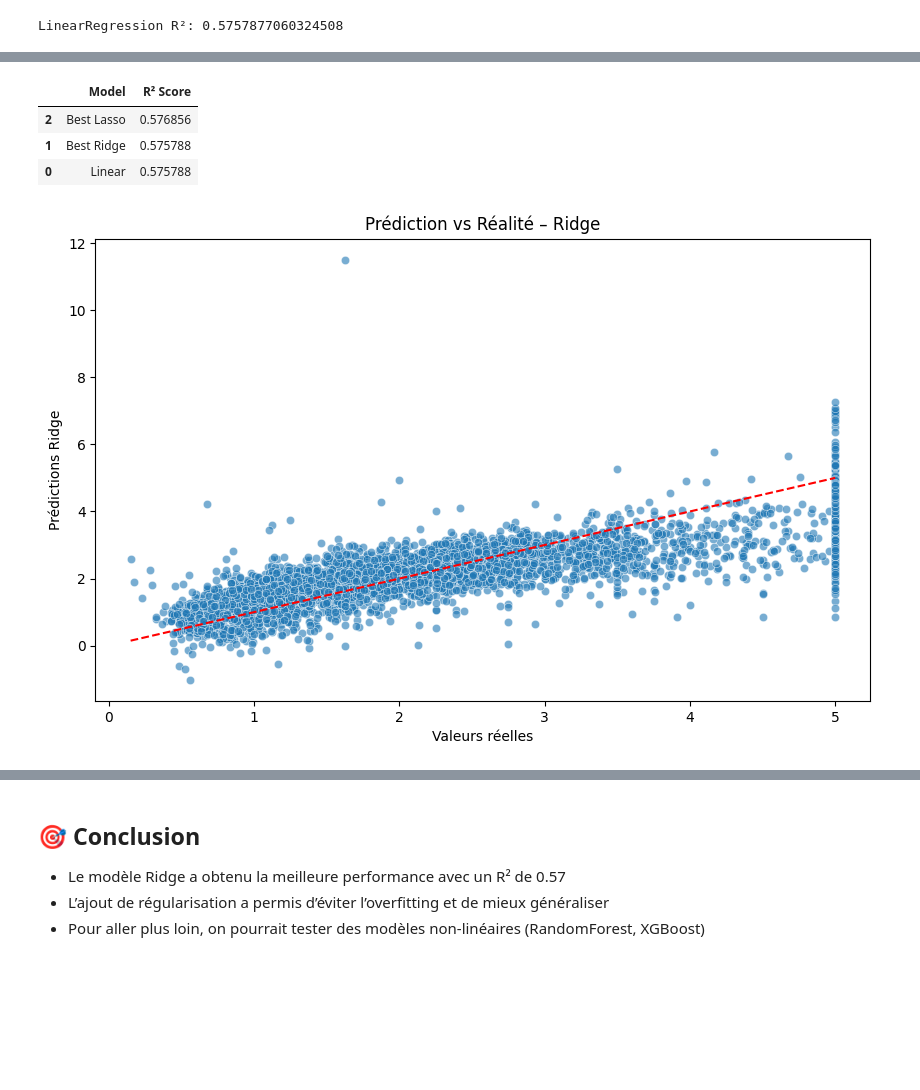
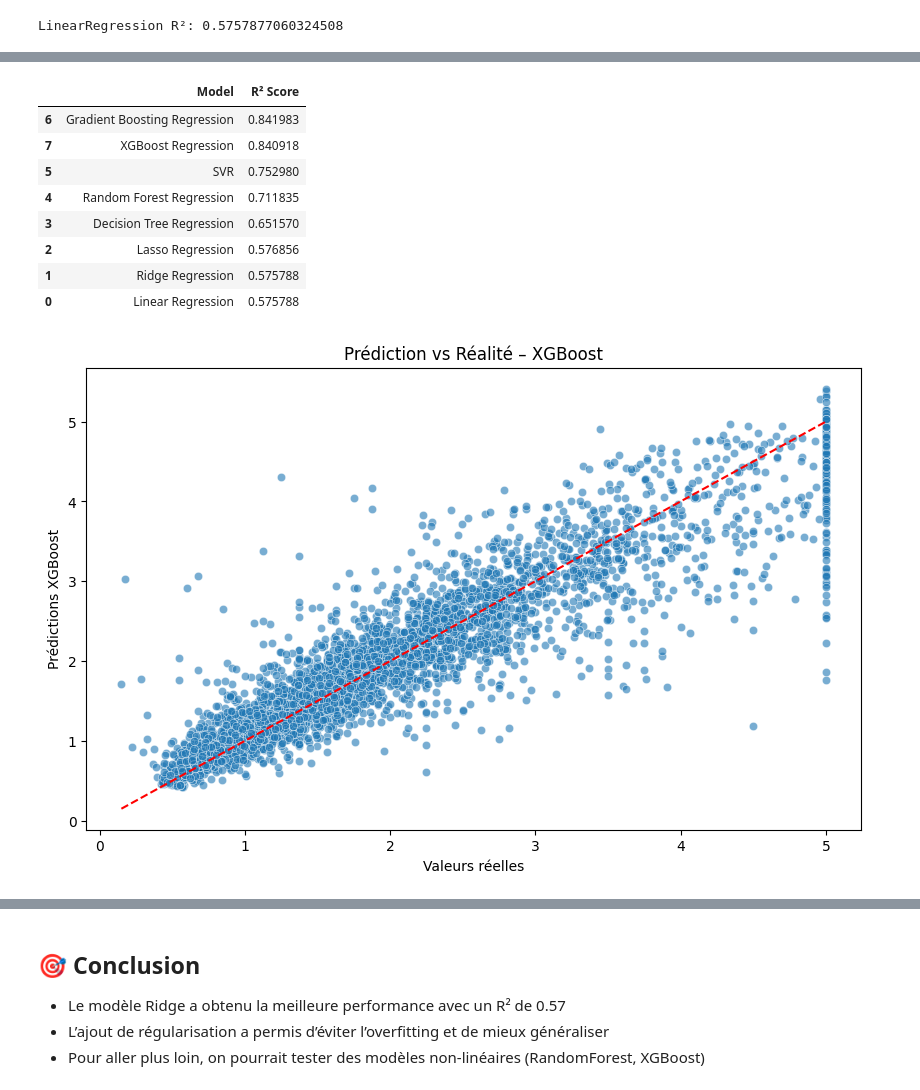
Before and after one commit to Stucki92/california-housing-regression, a Jupyter notebook: housing_california.ipynb, the cells around one changed output, grey strips where cells are left out. Saved outputs shown, nothing was run; the diff lists cells and outputs as text; code cells hidden in the pictures; blank space fills up the shorter version.

Commit message:
Add new models (xgboost, rf, svr) + streamlit

```diff
--- a/housing_california.ipynb
+++ b/housing_california.ipynb
@@ -84,0 +279,27 @@ Best Lasso R²: 0.576856256870568
+# %%
+# XGBoost Regression with hyperparameter tuning
+pipe_xgb = Pipeline([
+    ('scaler', StandardScaler()),
+    ('xgb', XGBRegressor(random_state=42, n_jobs=-1))
+])
+param_grid_xgb = {
+    'xgb__n_estimators': [100, 200],
+    'xgb__learning_rate': [0.01, 0.1, 0.2],
+    'xgb__max_depth': [3, 5, 7]
+}
+grid_xgb = GridSearchCV(pipe_xgb, param_grid_xgb, cv=5, scoring='r2', verbose=2, n_jobs=-1)
+grid_xgb.fit(X_train, y_train)
+print("Best XGBoost Parameters:", grid_xgb.best_params_)
+print("Best XGBoost R²:", r2_score(y_test, grid_xgb.predict(X_test)))
+
+# Visualize feature importance from XGBoost
+importances_xgb = grid_xgb.best_estimator_.named_steps['xgb'].feature_importances_
+feature_names_xgb = X.columns
+indices_xgb = np.argsort(importances_xgb)[::-1]
+plt.figure(figsize=(10, 6))
+plt.title("Feature Importances from XGBoost")
+plt.bar(range(X.shape[1]), importances_xgb[indices_xgb], align='center')
+plt.xticks(range(X.shape[1]), feature_names_xgb[indices_xgb], rotation=45)
+plt.xlim([-1, X.shape[1]])
+plt.tight_layout()
+plt.show()
@@ -85,25 +311,45 @@ Best Lasso R²: 0.576856256870568
 # %%
+# Results summary
 results = pd.DataFrame({
-    "Model": ["Linear", "Best Ridge", "Best Lasso"],
+    "Model": [
+        "Linear Regression",
+        "Ridge Regression",
+        "Lasso Regression",
+        "Decision Tree Regression",
+        "Random Forest Regression",
+        "SVR",
+        "Gradient Boosting Regression",
+        "XGBoost Regression"
+    ],
     "R² Score": [
         r2_score(y_test, y_pred_lr),
         r2_score(y_test, grid_ridge.predict(X_test)),
-        r2_score(y_test, grid_lasso.predict(X_test))
+        r2_score(y_test, grid_lasso.predict(X_test)),
+        r2_score(y_test, grid_dt.predict(X_test)),
+        r2_score(y_test, grid_rf.predict(X_test)),
+        r2_score(y_test, grid_svr.predict(X_test)),
+        r2_score(y_test, grid_gbr.predict(X_test)),
+        r2_score(y_test, grid_xgb.predict(X_test))
     ]
 })
 results.sort_values(by="R² Score", ascending=False)
 # %% [output]
 |  | Model | R² Score |
-| 2 | Best Lasso | 0.576856 |
-| 1 | Best Ridge | 0.575788 |
-| 0 | Linear | 0.575788 |
+| 6 | Gradient Boosting Regression | 0.841983 |
+| 7 | XGBoost Regression | 0.840918 |
+| 5 | SVR | 0.752980 |
+| 4 | Random Forest Regression | 0.711835 |
+| 3 | Decision Tree Regression | 0.651570 |
+| 2 | Lasso Regression | 0.576856 |
+| 1 | Ridge Regression | 0.575788 |
+| 0 | Linear Regression | 0.575788 |
 # %%
 plt.figure(figsize=(10,6))
-sns.scatterplot(x=y_test, y=grid_ridge.predict(X_test), alpha=0.6)
+sns.scatterplot(x=y_test, y=grid_xgb.predict(X_test), alpha=0.6)
 plt.plot([y.min(), y.max()], [y.min(), y.max()], 'r--')
 plt.xlabel("Valeurs réelles")
-plt.ylabel("Prédictions Ridge")
-plt.title("Prédiction vs Réalité – Ridge")
+plt.ylabel("Prédictions XGBoost")
+plt.title("Prédiction vs Réalité – XGBoost")
 plt.show()
 # %% [output]
-[figure, old version]
+[figure, new version]
```
Also changed, not shown: parts of 14 cells of this notebook, 2 other files.
